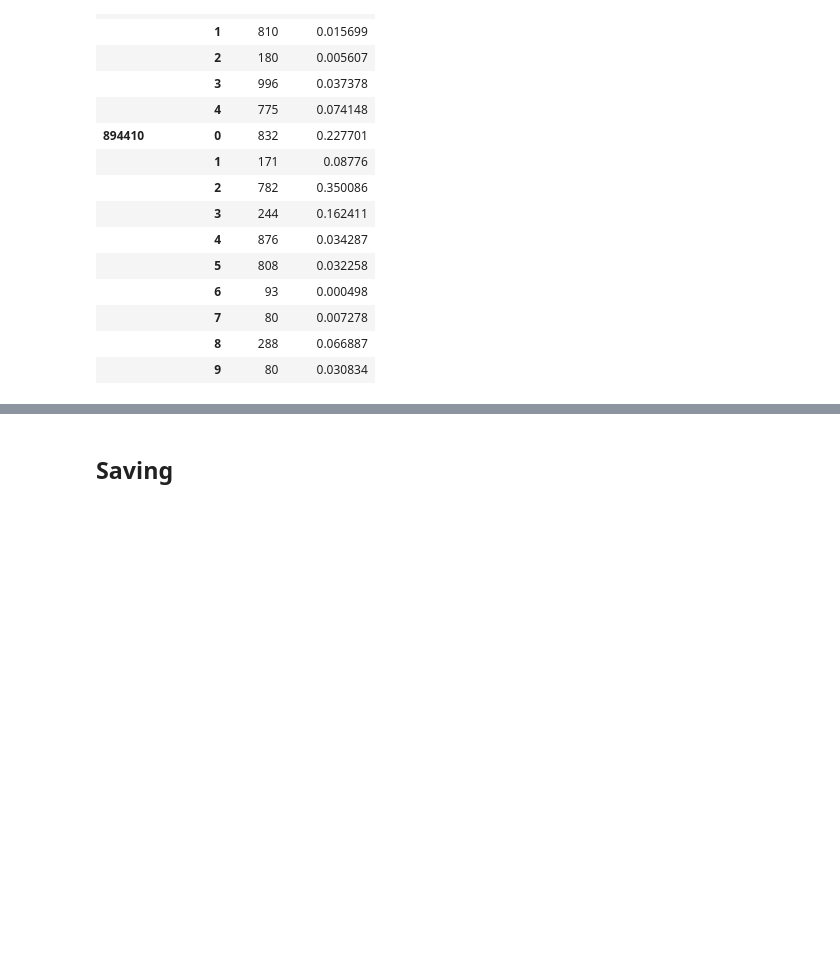
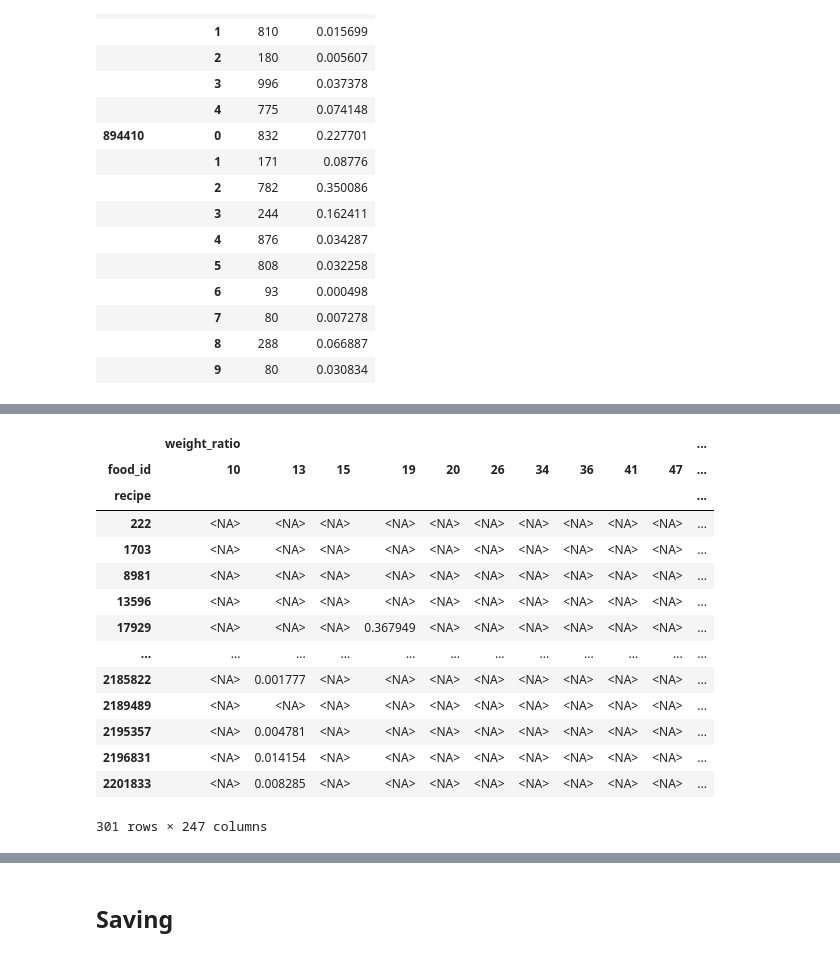
Before and after one commit to stephankostov/recipe-generator-dataset, a Jupyter notebook: notebooks/10-final-db-process.ipynb, the cells around one changed output, grey strips where cells are left out. Saved outputs shown, nothing was run; the diff lists cells and outputs as text; code cells hidden in the pictures; blank space fills up the shorter version.

```diff
--- a/notebooks/10-final-db-process.ipynb
+++ b/notebooks/10-final-db-process.ipynb
@@ -462,0 +467,18 @@ duplicate_merged_foods
+# %%
+duplicate_merged_foods.reset_index().set_index(['recipe','food_id']).unstack(level='food_id')
+# %% [output]
+|  | weight_ratio |  |  |  |  |  |  |  |  |  | ... |
+| food_id | 10 | 13 | 15 | 19 | 20 | 26 | 34 | 36 | 41 | 47 | ... |
+| recipe |  |  |  |  |  |  |  |  |  |  | ... |
+| 222 | <NA> | <NA> | <NA> | <NA> | <NA> | <NA> | <NA> | <NA> | <NA> | <NA> | ... |
+| 1703 | <NA> | <NA> | <NA> | <NA> | <NA> | <NA> | <NA> | <NA> | <NA> | <NA> | ... |
+| 8981 | <NA> | <NA> | <NA> | <NA> | <NA> | <NA> | <NA> | <NA> | <NA> | <NA> | ... |
+| 13596 | <NA> | <NA> | <NA> | <NA> | <NA> | <NA> | <NA> | <NA> | <NA> | <NA> | ... |
+| 17929 | <NA> | <NA> | <NA> | 0.367949 | <NA> | <NA> | <NA> | <NA> | <NA> | <NA> | ... |
+| ... | ... | ... | ... | ... | ... | ... | ... | ... | ... | ... | ... |
+| 2185822 | <NA> | 0.001777 | <NA> | <NA> | <NA> | <NA> | <NA> | <NA> | <NA> | <NA> | ... |
+| 2189489 | <NA> | <NA> | <NA> | <NA> | <NA> | <NA> | <NA> | <NA> | <NA> | <NA> | ... |
+| 2195357 | <NA> | 0.004781 | <NA> | <NA> | <NA> | <NA> | <NA> | <NA> | <NA> | <NA> | ... |
+| 2196831 | <NA> | 0.014154 | <NA> | <NA> | <NA> | <NA> | <NA> | <NA> | <NA> | <NA> | ... |
+| 2201833 | <NA> | 0.008285 | <NA> | <NA> | <NA> | <NA> | <NA> | <NA> | <NA> | <NA> | ... |
+301 rows × 247 columns
```
Also changed, not shown: parts of 18 cells of this notebook, 3 other files.
